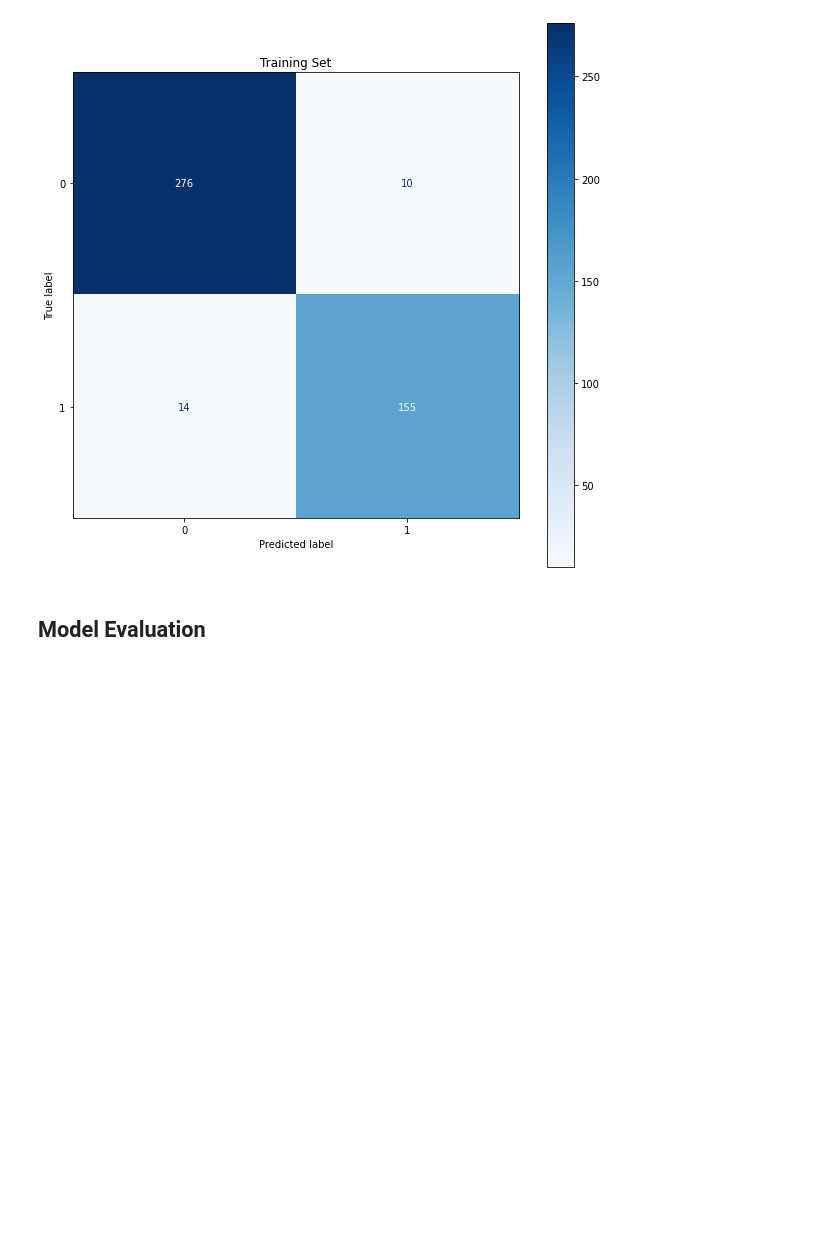
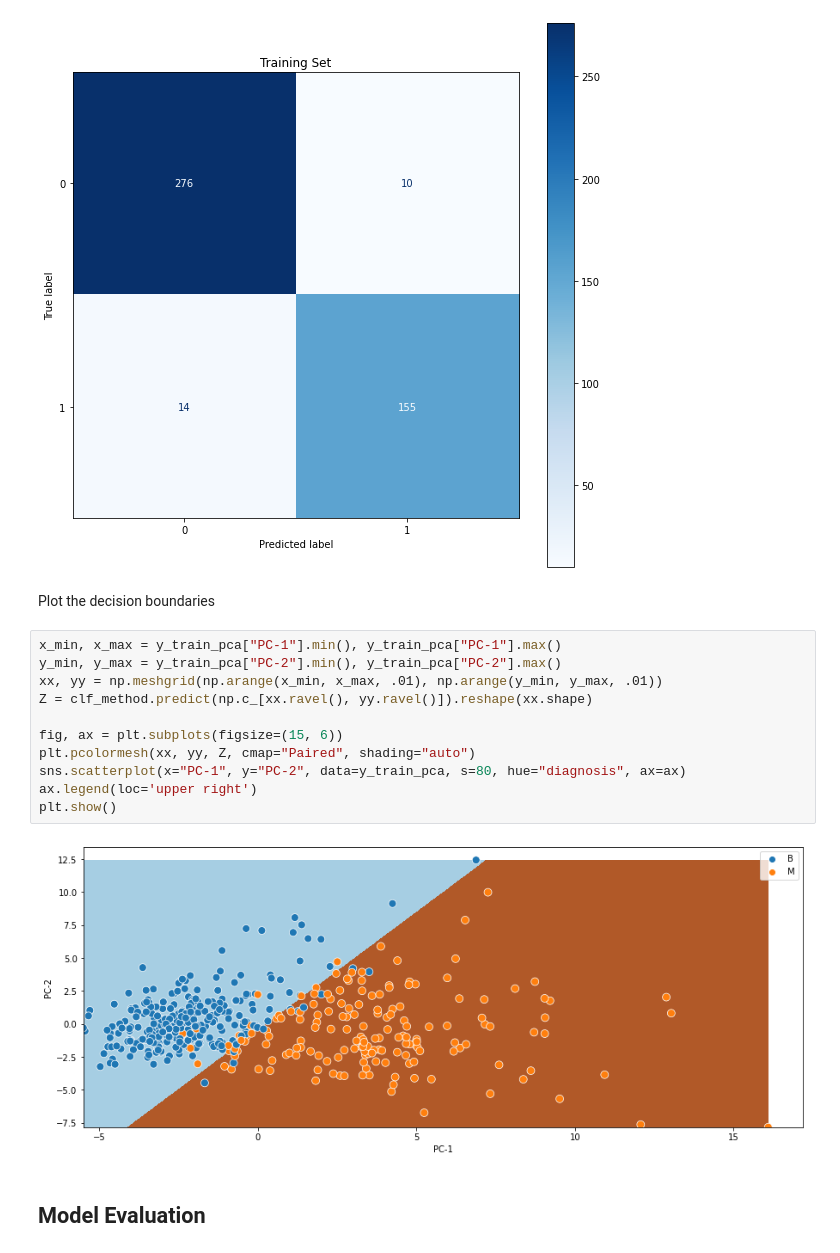
Before and after one commit to trizkynoviandy/breast-cancer-classification, a Jupyter notebook: breast_cancer_classification.ipynb, the cells around one changed output. Drawn from its saved outputs; the diff is of its cells as text; blank space fills up the shorter version.

```diff
--- a/breast_cancer_classification.ipynb
+++ b/breast_cancer_classification.ipynb
@@ -232,6 +233,21 @@ ax.set_title('Training Set')
 conf_mat_train.plot(cmap=plt.cm.Blues, ax=ax);
 # %% [output]
 [figure]
+# %% [markdown]
+Plot the decision boundaries
+# %%
+x_min, x_max = y_train_pca["PC-1"].min(), y_train_pca["PC-1"].max()
+y_min, y_max = y_train_pca["PC-2"].min(), y_train_pca["PC-2"].max()
+xx, yy = np.meshgrid(np.arange(x_min, x_max, .01), np.arange(y_min, y_max, .01))
+Z = clf_method.predict(np.c_[xx.ravel(), yy.ravel()]).reshape(xx.shape)
+
+fig, ax = plt.subplots(figsize=(15, 6))
+plt.pcolormesh(xx, yy, Z, cmap="Paired", shading="auto")
+sns.scatterplot(x="PC-1", y="PC-2", data=y_train_pca, s=80, hue="diagnosis", ax=ax)
+ax.legend(loc='upper right')
+plt.show()
+# %% [output]
+[figure, added]
 # %% [markdown]
 ## Model Evaluation
 # %% [markdown]
```
Also changed, not shown: parts of 3 cells of this notebook.
